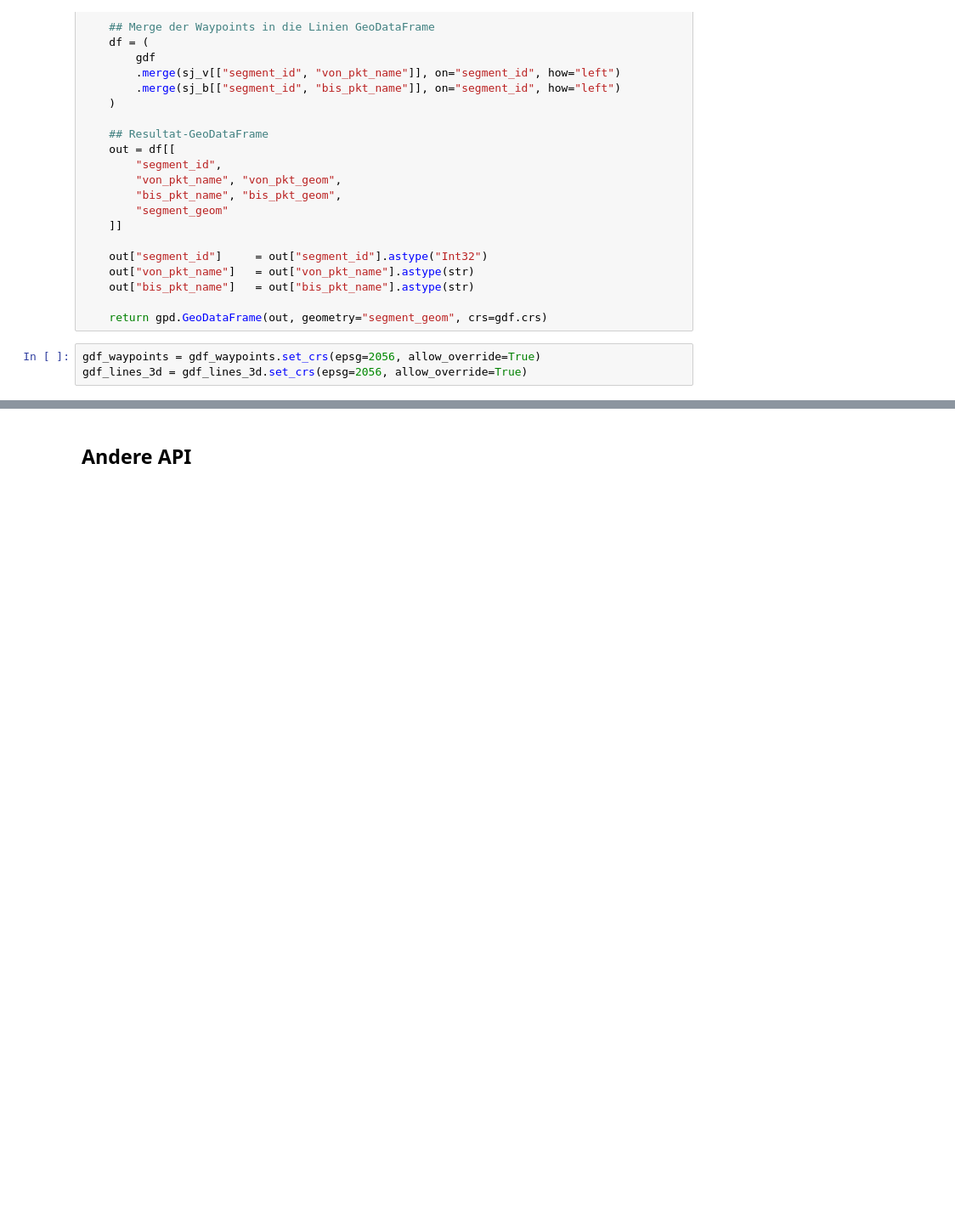
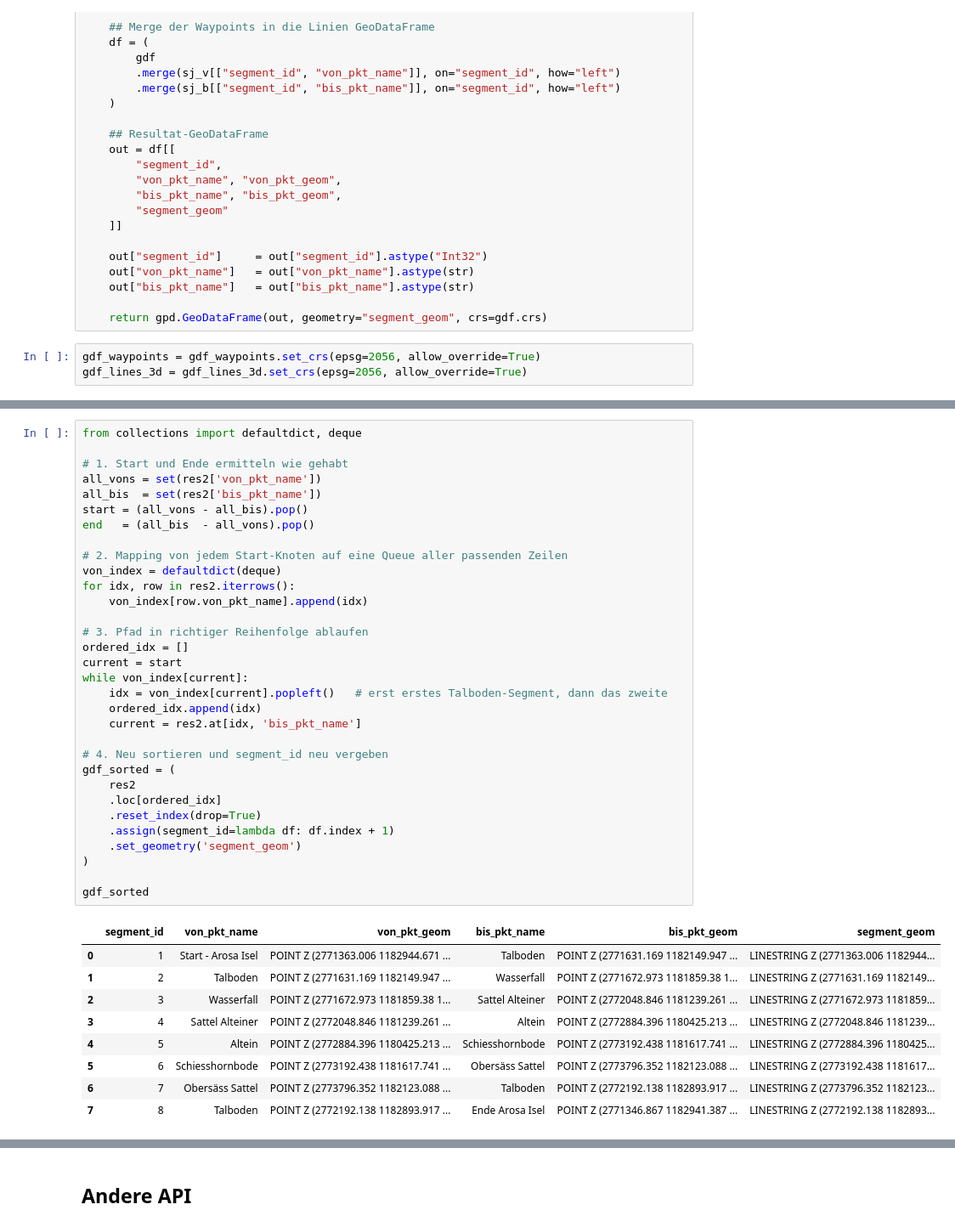
Before and after one commit to rbo-xyz/GrSchmetterling_Hackathon, a Jupyter notebook: testing/parser_web.ipynb, the cells around one changed output, grey strips where cells are left out. Shown: that part at 85% size. Drawn from its saved outputs; the diff is of its cells as text; blank space fills up the shorter version.

```diff
--- a/testing/parser_web.ipynb
+++ b/testing/parser_web.ipynb
@@ -290,3 +402,45 @@ res2.reset_index()
+# %%
+from collections import defaultdict, deque
+
+# 1. Start und Ende ermitteln wie gehabt
+all_vons = set(res2['von_pkt_name'])
+all_bis  = set(res2['bis_pkt_name'])
+start = (all_vons - all_bis).pop()
+end   = (all_bis  - all_vons).pop()
+
+# 2. Mapping von jedem Start‐Knoten auf eine Queue aller passenden Zeilen
+von_index = defaultdict(deque)
+for idx, row in res2.iterrows():
+    von_index[row.von_pkt_name].append(idx)
+
+# 3. Pfad in richtiger Reihenfolge ablaufen
+ordered_idx = []
+current = start
+while von_index[current]:
+    idx = von_index[current].popleft()   # erst erstes Talboden‐Segment, dann das zweite
+    ordered_idx.append(idx)
+    current = res2.at[idx, 'bis_pkt_name']
+
+# 4. Neu sortieren und segment_id neu vergeben
+gdf_sorted = (
+    res2
+    .loc[ordered_idx]
+    .reset_index(drop=True)
+    .assign(segment_id=lambda df: df.index + 1)
+    .set_geometry('segment_geom')
+)
+
+gdf_sorted
+# %% [output]
+|  | segment_id | von_pkt_name | von_pkt_geom | bis_pkt_name | bis_pkt_geom | segment_geom |
+| 0 | 1 | Start - Arosa Isel | POINT Z (2771363.006 1182944.671 ... | Talboden | POINT Z (2771631.169 1182149.947 ... | LINESTRING Z (2771363.006 1182944... |
+| 1 | 2 | Talboden | POINT Z (2771631.169 1182149.947 ... | Wasserfall | POINT Z (2771672.973 1181859.38 1... | LINESTRING Z (2771631.169 1182149... |
+| 2 | 3 | Wasserfall | POINT Z (2771672.973 1181859.38 1... | Sattel Alteiner | POINT Z (2772048.846 1181239.261 ... | LINESTRING Z (2771672.973 1181859... |
+| 3 | 4 | Sattel Alteiner | POINT Z (2772048.846 1181239.261 ... | Altein | POINT Z (2772884.396 1180425.213 ... | LINESTRING Z (2772048.846 1181239... |
+| 4 | 5 | Altein | POINT Z (2772884.396 1180425.213 ... | Schiesshornbode | POINT Z (2773192.438 1181617.741 ... | LINESTRING Z (2772884.396 1180425... |
+| 5 | 6 | Schiesshornbode | POINT Z (2773192.438 1181617.741 ... | Obersäss Sattel | POINT Z (2773796.352 1182123.088 ... | LINESTRING Z (2773192.438 1181617... |
+| 6 | 7 | Obersäss Sattel | POINT Z (2773796.352 1182123.088 ... | Talboden | POINT Z (2772192.138 1182893.917 ... | LINESTRING Z (2773796.352 1182123... |
+| 7 | 8 | Talboden | POINT Z (2772192.138 1182893.917 ... | Ende Arosa Isel | POINT Z (2771346.867 1182941.387 ... | LINESTRING Z (2772192.138 1182893... |
 # %%
 
 # 1. Start- und Endknoten ermitteln
```
Also changed, not shown: parts of 12 cells of this notebook, 2 other files.
